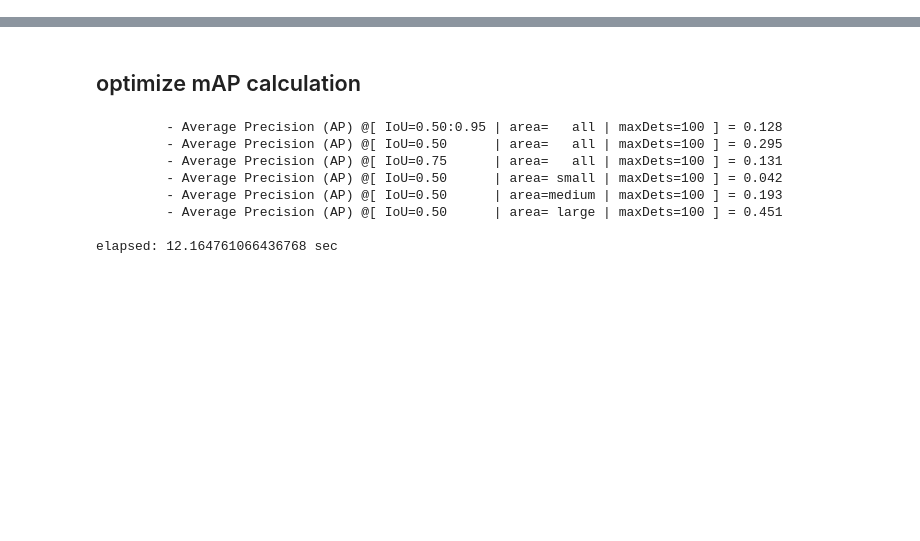
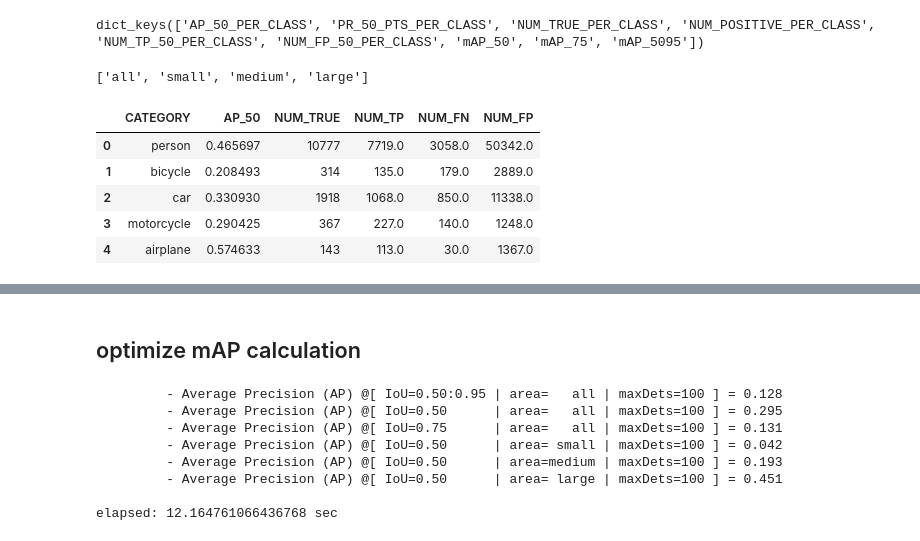
Before and after one commit to pjh5672/Trainer-of-Detectors, a Jupyter notebook: note.ipynb, the cells around one changed output, grey strips where cells are left out. Drawn from its saved outputs; the diff is of its cells as text; code cells hidden in the pictures; blank space fills up the shorter version.

```diff
--- a/note.ipynb
+++ b/note.ipynb
@@ -0,0 +106,4 @@
+# %%
+mAP_info[areaLbl].keys()
+# %% [output]
+dict_keys(['AP_50_PER_CLASS', 'PR_50_PTS_PER_CLASS', 'NUM_TRUE_PER_CLASS', 'NUM_POSITIVE_PER_CLASS', 'NUM_TP_50_PER_CLASS', 'NUM_FP_50_PER_CLASS', 'mAP_50', 'mAP_75', 'mAP_5095'])
@@ -0,0 +116,4 @@
+# %%
+evaluator.areaRngLbl
+# %% [output]
+['all', 'small', 'medium', 'large']
@@ -0,0 +138,9 @@
+# %%
+data_df.head(5)
+# %% [output]
+|  | CATEGORY | AP_50 | NUM_TRUE | NUM_TP | NUM_FN | NUM_FP |
+| 0 | person | 0.465697 | 10777 | 7719.0 | 3058.0 | 50342.0 |
+| 1 | bicycle | 0.208493 | 314 | 135.0 | 179.0 | 2889.0 |
+| 2 | car | 0.330930 | 1918 | 1068.0 | 850.0 | 11338.0 |
+| 3 | motorcycle | 0.290425 | 367 | 227.0 | 140.0 | 1248.0 |
+| 4 | airplane | 0.574633 | 143 | 113.0 | 30.0 | 1367.0 |
```
Also changed, not shown: parts of 14 cells of this notebook, 5 other files.
